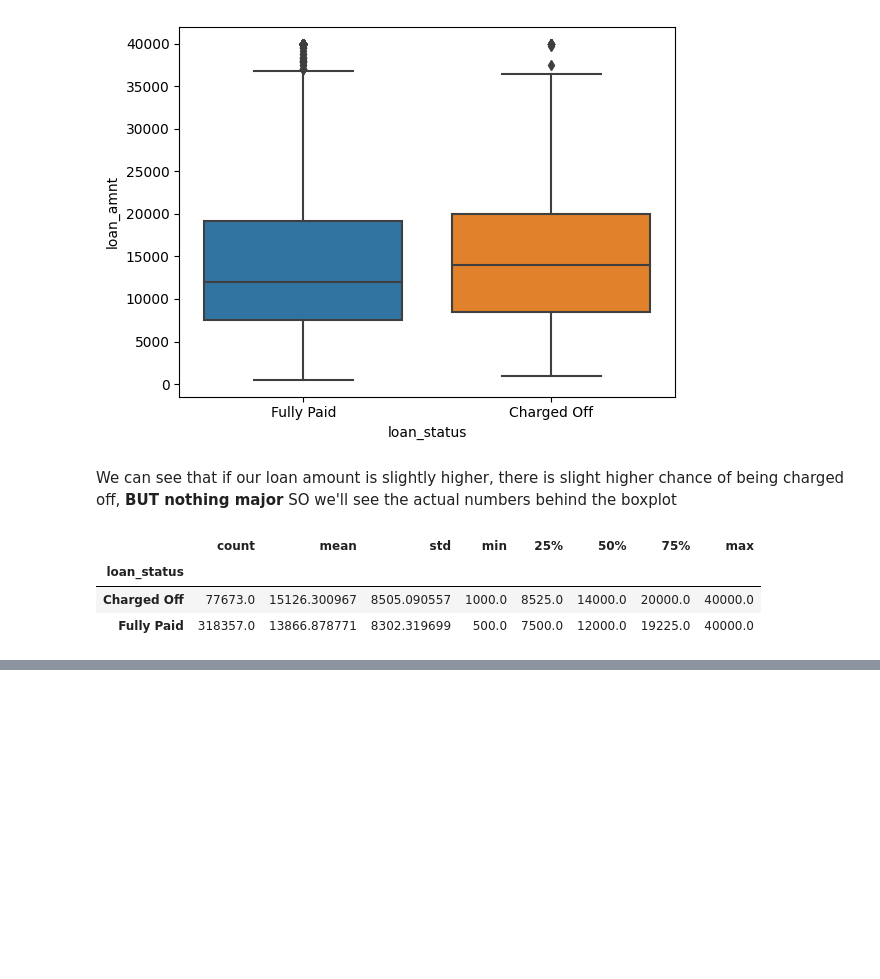
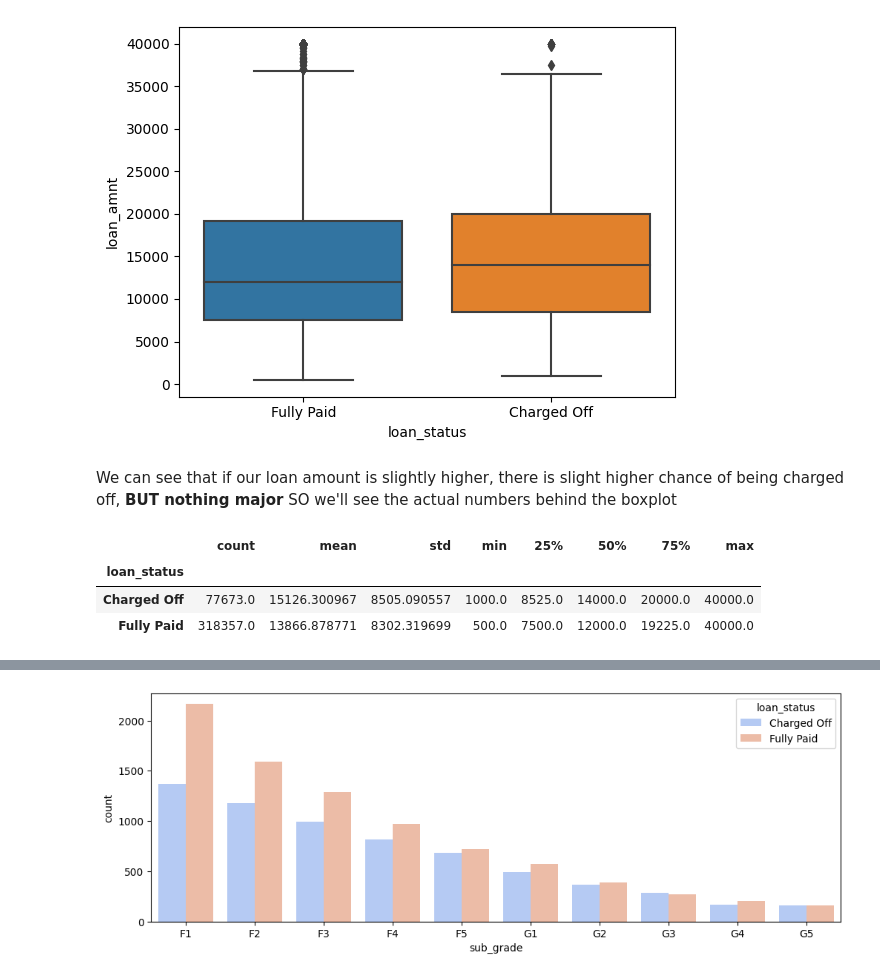
Before and after one commit to PrathamModi001/LendSure, a Jupyter notebook: loan_default_prediction.ipynb, the cells around one changed output, grey strips where cells are left out. Cells and saved outputs as stored; diff of their text form; code cells hidden in the pictures; blank space fills up the shorter version.

```diff
--- a/loan_default_prediction.ipynb
+++ b/loan_default_prediction.ipynb
@@ -305,0 +309,5 @@ sns.countplot(data=df.sort_values("sub_grade"),x="sub_grade")
+# %%
+plt.figure(figsize=(12,4))
+sns.countplot(data=f_and_g.sort_values("sub_grade"),x="sub_grade", hue="loan_status", palette="coolwarm");
+# %% [output]
+[figure, added]
```
Also changed, not shown: parts of 4 cells of this notebook.
